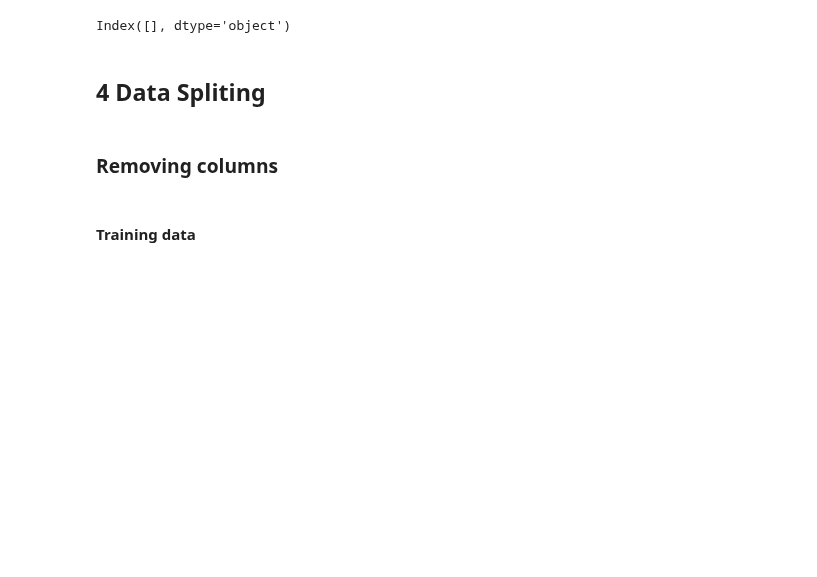
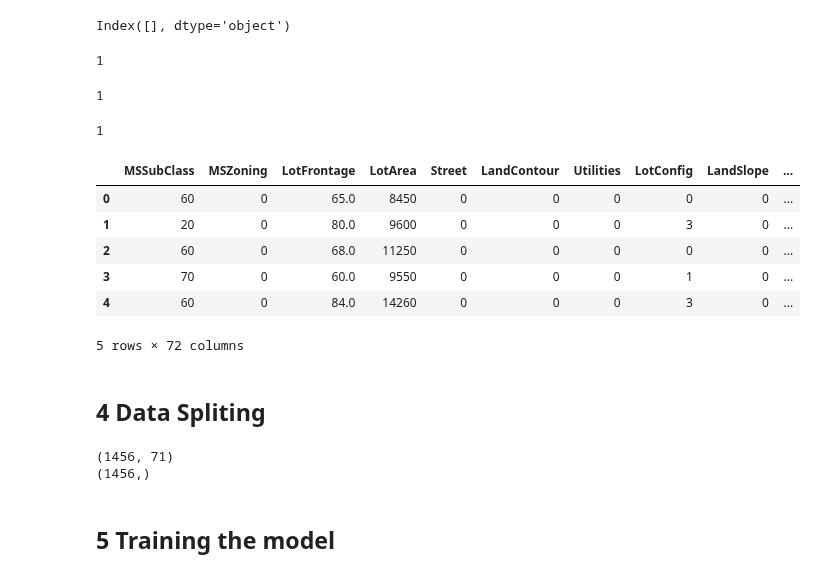
Before and after one commit to VishalyGinny/Data-Science-Projects, a Jupyter notebook: house-prices-advanced-regression-techniques/houseprice.ipynb, the cells around one changed output. Saved outputs shown, nothing was run; the diff lists cells and outputs as text; code cells hidden in the pictures; blank space fills up the shorter version.

```diff
--- a/house-prices-advanced-regression-techniques/houseprice.ipynb
+++ b/house-prices-advanced-regression-techniques/houseprice.ipynb
@@ -469,9 +440,6 @@ plt.show()
 # %%
 # drop the column Lotshape
 df = df.drop(['LotShape'], axis=1)
-# %%
-# drop BsmtExposure
-df = df.drop(['BsmtExposure'], axis=1)
 # %%
 # draw a scatter plot of overallQual and SalePrice
 sns.scatterplot(x='OverallQual', y='SalePrice', data=df)
@@ -508,7 +478,7 @@ SaleType: ['WD' 'New' 'COD' 'ConLD' 'ConLI' 'CWD' 'ConLw' 'Con' 'Oth']
 SaleCondition: ['Normal' 'Abnorml' 'Partial' 'AdjLand' 'Alloca' 'Family']
 # %%
 # convert the categorical columns to numerical columns using ordinal encoding
-df['MSZoning'] = df['MSZoning'].map({'RL':0, 'RM':1, 'C (all)':2, 'FV':3, 'RH':4, 'A (agr)':5})
+df['MSZoning'] = df['MSZoning'].map({'RL':0, 'RM':1, 'C (all)':2, 'FV':3, 'RH' :4})
 df['Street'] = df['Street'].map({'Pave':0, 'Grvl':1})
 df['LandContour'] = df['LandContour'].map({'Lvl':0, 'Bnk':1, 'HLS':2, 'Low':3})
 df['Utilities'] = df['Utilities'].map({'AllPub':0, 'NoSeWa':1})
@@ -540,6 +510,7 @@ df['ExterCond'] = df['ExterCond'].map({'Po':0, 'Fa':1, 'TA':2, 'Gd':3, 'Ex':4})
 df['Foundation'] = df['Foundation'].map({'PConc':0, 'CBlock':1, 'BrkTil':2, 'Wood':3, 'Slab':4, 'Stone':5})
 df['BsmtQual'] = df['BsmtQual'].map({'Po':0, 'Fa':1, 'TA':2, 'Gd':3, 'Ex':4})
 df['BsmtCond'] = df['BsmtCond'].map({'Po':0, 'Fa':1, 'TA':2, 'Gd':3, 'Ex':4})
+df['BsmtExposure'] = df['BsmtExposure'].map({'No':0, 'Mn':1, 'Av':2, 'Gd':3})
 df['BsmtFinType1'] = df['BsmtFinType1'].map({'Unf':0, 'LwQ':1, 'Rec':2, 'BLQ':3, 'ALQ':4, 'GLQ':5})
 df['BsmtFinType2'] = df['BsmtFinType2'].map({'Unf':0, 'LwQ':1, 'Rec':2, 'BLQ':3, 'ALQ':4, 'GLQ':5})
 df['HeatingQC'] = df['HeatingQC'].map({'Po':0, 'Fa':1, 'TA':2, 'Gd':3, 'Ex':4})
@@ -566,4 +553,49 @@ y = df['SalePrice'] # target
+# %%
+# missing values in the heating column
+df['Heating'].isna().sum()
+# %% [output]
+1
+# %%
+# missing values in the Exterior1st column
+df['Exterior1st'].isna().sum()
+# %% [output]
+1
+# %%
+# missing values in the Exterior2nd column
+df['Exterior2nd'].isna().sum()
+# %% [output]
+1
+# %%
+# impute the missing values in the heating column with the mode
+df['Heating'] = df['Heating'].fillna(df['Heating'].mode()[0])
+
+# drop the rows with missing values in Exterior1st and Exterior2nd
+df = df.dropna(subset=['Exterior1st', 'Exterior2nd'])
+# %%
+df.head()
+# %% [output]
+|  | MSSubClass | MSZoning | LotFrontage | LotArea | Street | LandContour | Utilities | LotConfig | LandSlope | ... |
+| 0 | 60 | 0 | 65.0 | 8450 | 0 | 0 | 0 | 0 | 0 | ... |
+| 1 | 20 | 0 | 80.0 | 9600 | 0 | 0 | 0 | 3 | 0 | ... |
+| 2 | 60 | 0 | 68.0 | 11250 | 0 | 0 | 0 | 0 | 0 | ... |
+| 3 | 70 | 0 | 60.0 | 9550 | 0 | 0 | 0 | 1 | 0 | ... |
+| 4 | 60 | 0 | 84.0 | 14260 | 0 | 0 | 0 | 3 | 0 | ... |
+5 rows × 72 columns
 # %% [markdown]
 ## 4 Data Spliting
+# %%
+# Get all column names except 'SalePrice'
+columns_except_saleprice = [col for col in df.columns if col!= 'SalePrice']
+
+# Use these column names to create X
+X = df[columns_except_saleprice]  # Make sure 'df' is used here instead of 'data'
+y = df['SalePrice']
+
+# shape of X and y
+print(X.shape)
+print(y.shape)
+# %% [output]
+(1456, 71)
+(1456,)
 # %%
 # training and testing split
@@ -572,4 +604,2 @@ X_train, X_test, y_train, y_test = train_test_split(X, y, test_size=0.3, random_
-# %% [markdown]
-### Removing columns
 # %% [markdown]
-#### Training data
+## 5 Training the model
```
Also changed, not shown: parts of 132 cells of this notebook, 2 other files.
